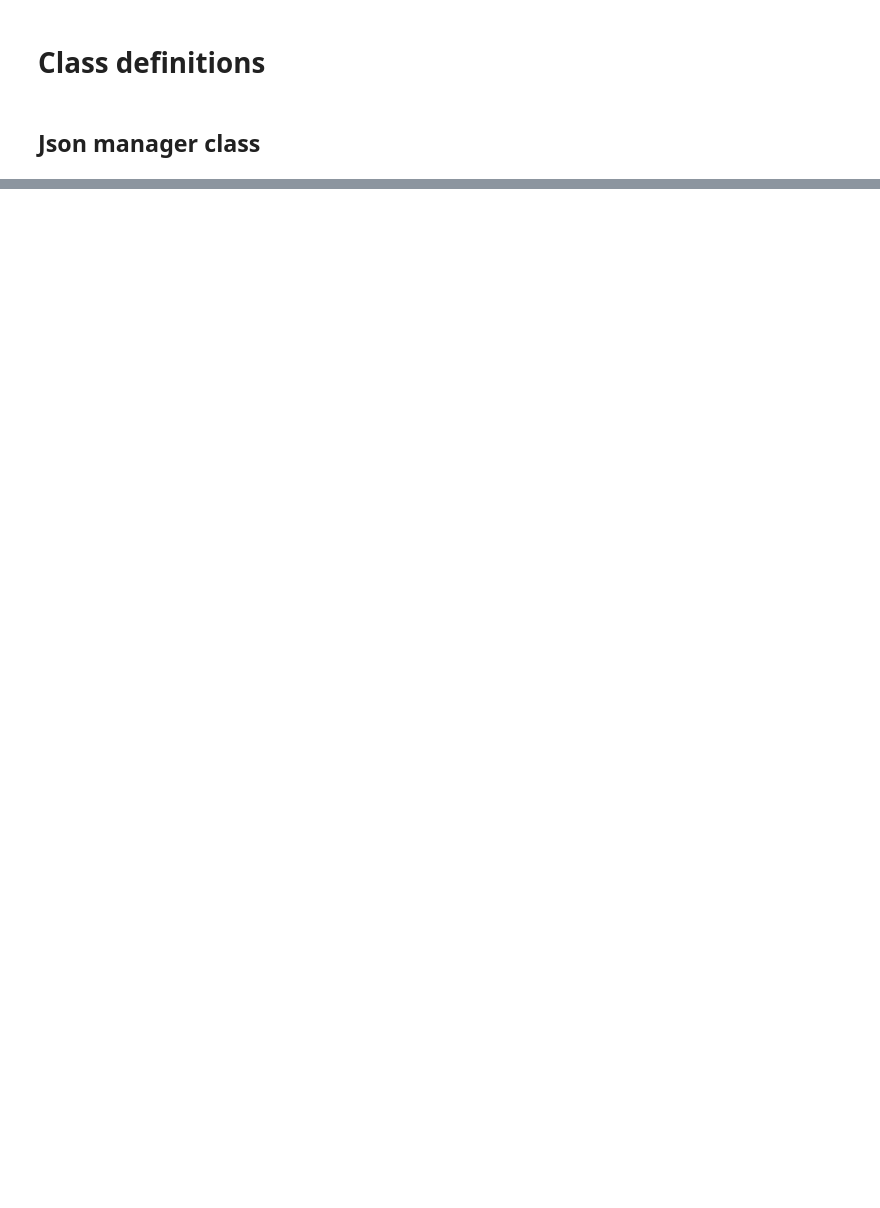
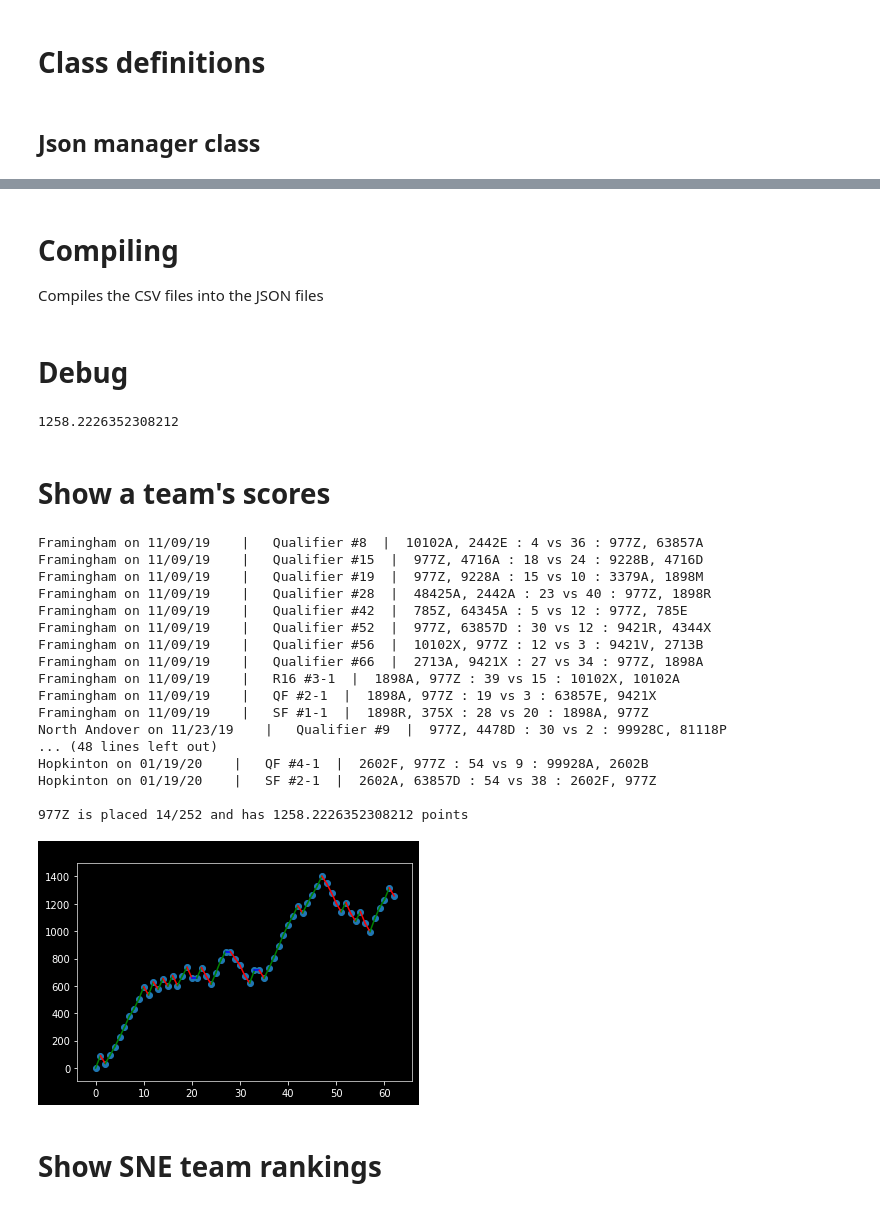
Before and after one commit to prushton2/VexScoringProgram, a Jupyter notebook: RoboticsScoreProgram.ipynb, the cells around one changed output, grey strips where cells are left out. Saved outputs shown, nothing was run; the diff lists cells and outputs as text; code cells hidden in the pictures; blank space fills up the shorter version.

```diff
--- a/RoboticsScoreProgram.ipynb
+++ b/RoboticsScoreProgram.ipynb
@@ -49,0 +146,15 @@ drive.mount('/content/drive')
+# %%
+class MatchHandler:
+  @staticmethod
+
+  def getColor(team, match):
+    if(team == match[3][0] or team == match[3][1]):
+      return "Red"
+    if(team == match[4][0] or team == match[4][1]):
+      return "Blue"
+
+  def hasWon(team, match):
+    if(MatchHandler.getColor(team, match) == match[5]):
+      return True
+    else:
+      return False # set cube stack
@@ -49,0 +389,3 @@ drive.mount('/content/drive')
+# %% [markdown]
+# Compiling
+Compiles the CSV files into the JSON files
@@ -49,0 +406,35 @@ drive.mount('/content/drive')
+# %% [markdown]
+# Debug
+# %%
+IMM_scores = scoreFile.load()
+teams = ['977Z']
+IMM_scores[teams[0]
+           ][-1]
+# %% [output]
+1258.2226352308212
+# %% [markdown]
+# Show a team's scores
+# %%
+a977Z = Team("977Z")
+a977Z.showStats("all")
+# %% [output]
+Framingham on 11/09/19    |   Qualifier #8  |  10102A, 2442E : 4 vs 36 : 977Z, 63857A
+Framingham on 11/09/19    |   Qualifier #15  |  977Z, 4716A : 18 vs 24 : 9228B, 4716D
+Framingham on 11/09/19    |   Qualifier #19  |  977Z, 9228A : 15 vs 10 : 3379A, 1898M
+Framingham on 11/09/19    |   Qualifier #28  |  48425A, 2442A : 23 vs 40 : 977Z, 1898R
+Framingham on 11/09/19    |   Qualifier #42  |  785Z, 64345A : 5 vs 12 : 977Z, 785E
+Framingham on 11/09/19    |   Qualifier #52  |  977Z, 63857D : 30 vs 12 : 9421R, 4344X
+Framingham on 11/09/19    |   Qualifier #56  |  10102X, 977Z : 12 vs 3 : 9421V, 2713B
+Framingham on 11/09/19    |   Qualifier #66  |  2713A, 9421X : 27 vs 34 : 977Z, 1898A
+Framingham on 11/09/19    |   R16 #3-1  |  1898A, 977Z : 39 vs 15 : 10102X, 10102A
+Framingham on 11/09/19    |   QF #2-1  |  1898A, 977Z : 19 vs 3 : 63857E, 9421X
+Framingham on 11/09/19    |   SF #1-1  |  1898R, 375X : 28 vs 20 : 1898A, 977Z
+North Andover on 11/23/19    |   Qualifier #9  |  977Z, 4478D : 30 vs 2 : 99928C, 81118P
+... (48 lines left out)
+Hopkinton on 01/19/20    |   QF #4-1  |  2602F, 977Z : 54 vs 9 : 99928A, 2602B
+Hopkinton on 01/19/20    |   SF #2-1  |  2602A, 63857D : 54 vs 38 : 2602F, 977Z
+
+977Z is placed 14/252 and has 1258.2226352308212 points
+[figure, added]
+# %% [markdown]
+# Show SNE team rankings
```
Also changed, not shown: parts of 21 cells of this notebook.
